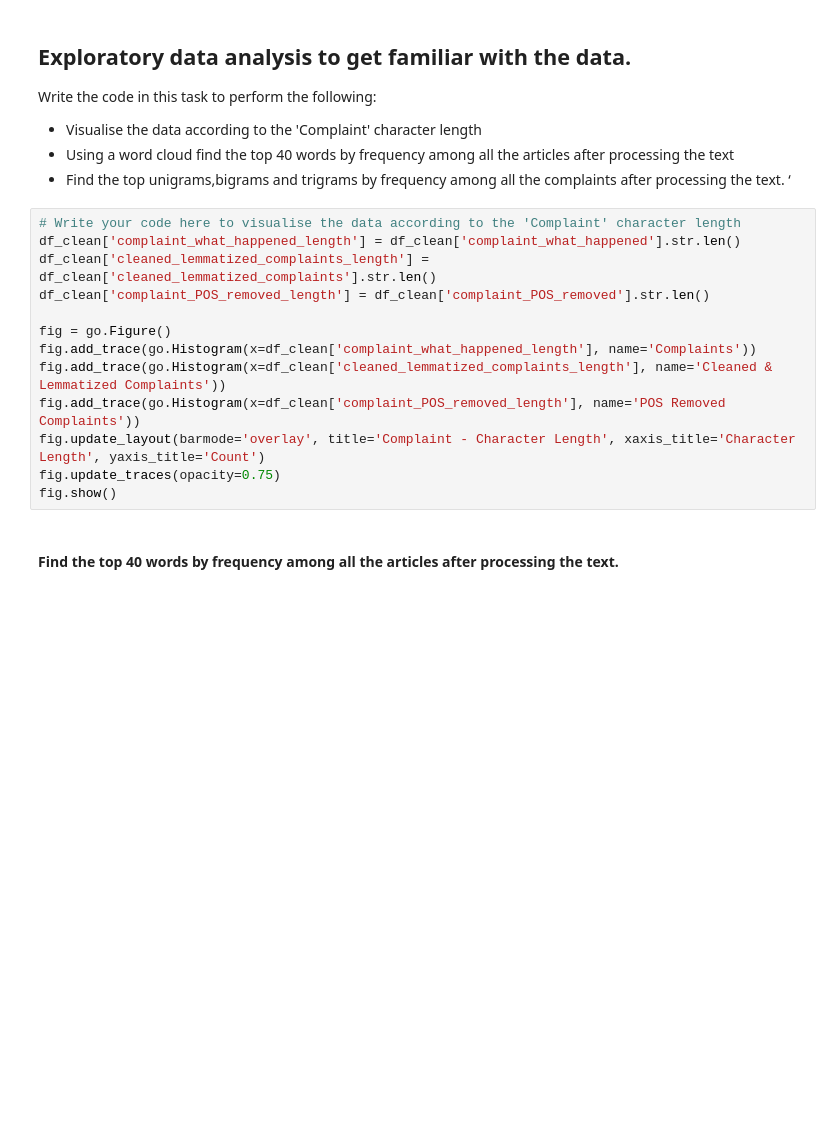
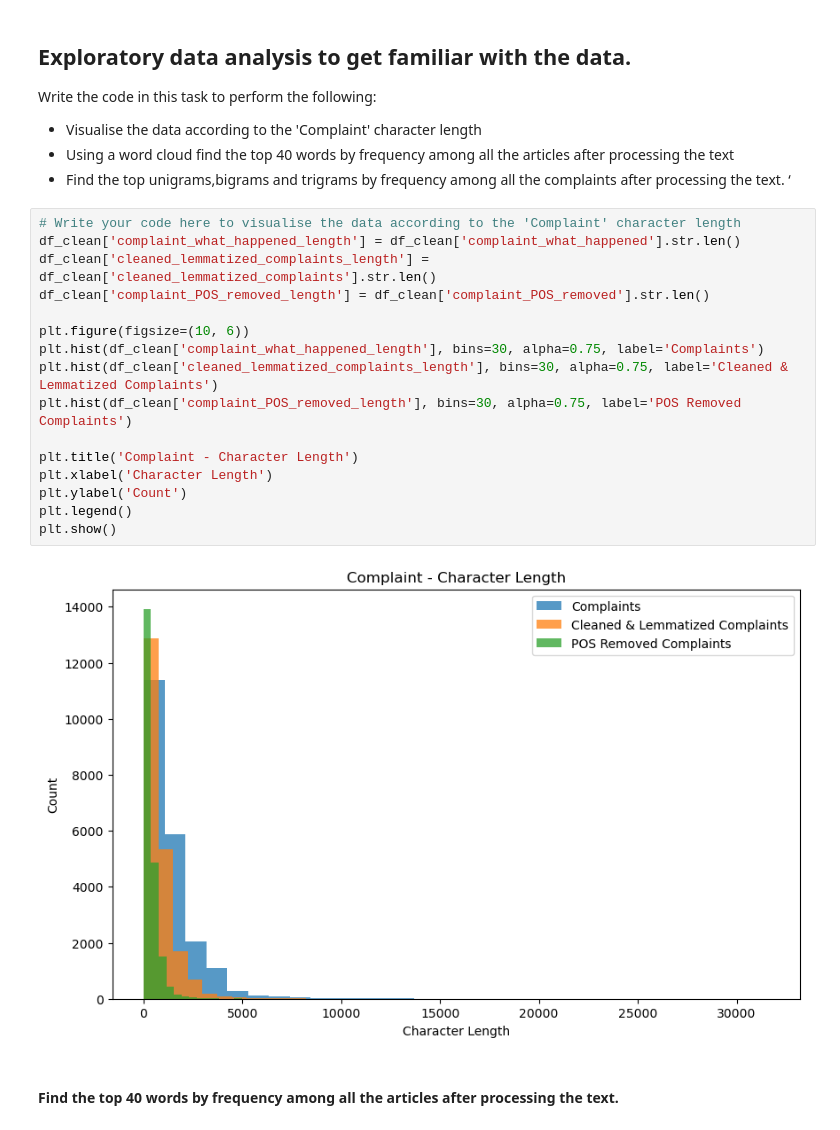
Before and after one commit to RahulMukeshSingh/Automatic-Complaint-Ticket-Classification, a Jupyter notebook: Rahul_Singh_Deepthi_Shreeya_Automatic_Ticket_Classification_Assignment.ipynb, the cells around one changed output. Drawn from its saved outputs; the diff is of its cells as text; blank space fills up the shorter version.

```diff
--- a/Rahul_Singh_Deepthi_Shreeya_Automatic_Ticket_Classification_Assignment.ipynb
+++ b/Rahul_Singh_Deepthi_Shreeya_Automatic_Ticket_Classification_Assignment.ipynb
@@ -353,16 +355,21 @@ Write the code in this task to perform the following:
 # %%
 # Write your code here to visualise the data according to the 'Complaint' character length
 df_clean['complaint_what_happened_length'] = df_clean['complaint_what_happened'].str.len()
 df_clean['cleaned_lemmatized_complaints_length'] = df_clean['cleaned_lemmatized_complaints'].str.len()
 df_clean['complaint_POS_removed_length'] = df_clean['complaint_POS_removed'].str.len()
 
-fig = go.Figure()
-fig.add_trace(go.Histogram(x=df_clean['complaint_what_happened_length'], name='Complaints'))
-fig.add_trace(go.Histogram(x=df_clean['cleaned_lemmatized_complaints_length'], name='Cleaned & Lemmatized Complaints'))
-fig.add_trace(go.Histogram(x=df_clean['complaint_POS_removed_length'], name='POS Removed Complaints'))
-fig.update_layout(barmode='overlay', title='Complaint - Character Length', xaxis_title='Character Length', yaxis_title='Count')
-fig.update_traces(opacity=0.75)
-fig.show()
+plt.figure(figsize=(10, 6))
+plt.hist(df_clean['complaint_what_happened_length'], bins=30, alpha=0.75, label='Complaints')
+plt.hist(df_clean['cleaned_lemmatized_complaints_length'], bins=30, alpha=0.75, label='Cleaned & Lemmatized Complaints')
+plt.hist(df_clean['complaint_POS_removed_length'], bins=30, alpha=0.75, label='POS Removed Complaints')
+
+plt.title('Complaint - Character Length')
+plt.xlabel('Character Length')
+plt.ylabel('Count')
+plt.legend()
+plt.show()
+# %% [output]
+[figure, added]
 # %% [markdown]
 #### Find the top 40 words by frequency among all the articles after processing the text.
 # %%
```
Also changed, not shown: parts of 34 cells of this notebook.
